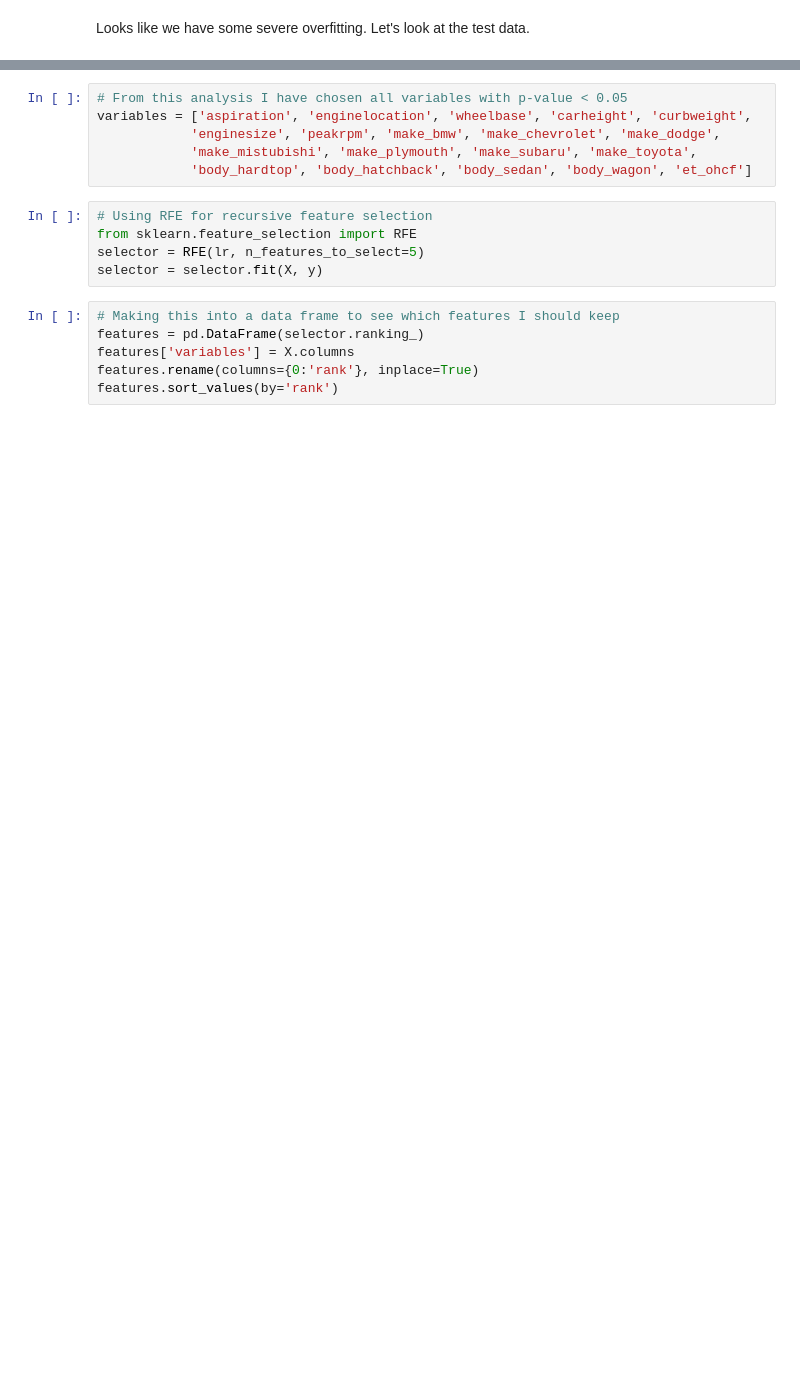
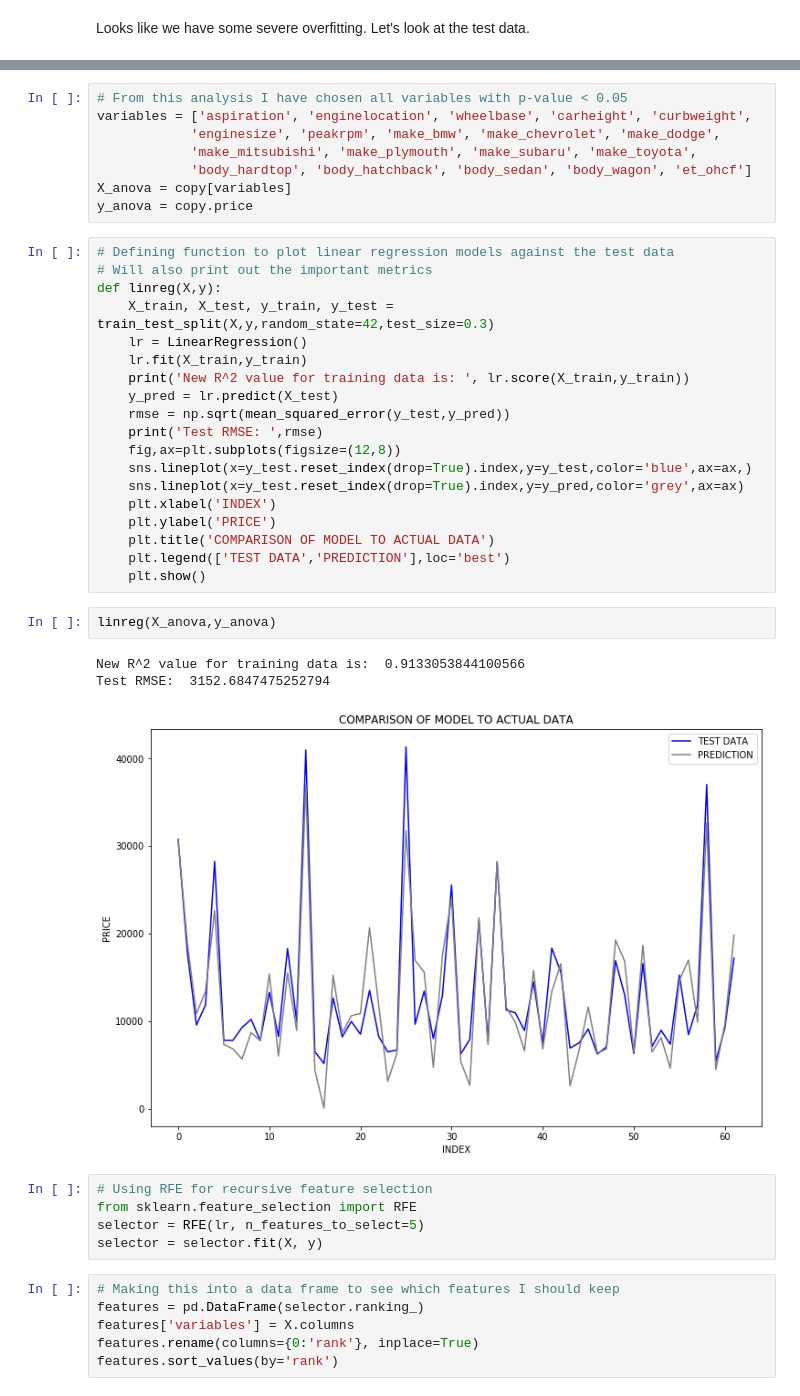
Before and after one commit to daveajstearns/cars, a Jupyter notebook: cars_project.ipynb, the cells around one changed output, grey strips where cells are left out. Drawn from its saved outputs; the diff is of its cells as text; blank space fills up the shorter version.

Commit message:
modeling,feature selection,feature engineering

```diff
--- a/cars_project.ipynb
+++ b/cars_project.ipynb
@@ -392,8 +390,35 @@ strong multicollinearity problems or that the design matrix is singular.
 # From this analysis I have chosen all variables with p-value < 0.05
 variables = ['aspiration', 'enginelocation', 'wheelbase', 'carheight', 'curbweight',
             'enginesize', 'peakrpm', 'make_bmw', 'make_chevrolet', 'make_dodge',
-            'make_mistubishi', 'make_plymouth', 'make_subaru', 'make_toyota',
+            'make_mitsubishi', 'make_plymouth', 'make_subaru', 'make_toyota',
             'body_hardtop', 'body_hatchback', 'body_sedan', 'body_wagon', 'et_ohcf']
+X_anova = copy[variables]
+y_anova = copy.price
+# %%
+# Defining function to plot linear regression models against the test data
+# Will also print out the important metrics
+def linreg(X,y):
+    X_train, X_test, y_train, y_test = train_test_split(X,y,random_state=42,test_size=0.3)
+    lr = LinearRegression()
+    lr.fit(X_train,y_train)
+    print('New R^2 value for training data is: ', lr.score(X_train,y_train))
+    y_pred = lr.predict(X_test)
+    rmse = np.sqrt(mean_squared_error(y_test,y_pred))
+    print('Test RMSE: ',rmse)
+    fig,ax=plt.subplots(figsize=(12,8))
+    sns.lineplot(x=y_test.reset_index(drop=True).index,y=y_test,color='blue',ax=ax,)
+    sns.lineplot(x=y_test.reset_index(drop=True).index,y=y_pred,color='grey',ax=ax)
+    plt.xlabel('INDEX')
+    plt.ylabel('PRICE')
+    plt.title('COMPARISON OF MODEL TO ACTUAL DATA')
+    plt.legend(['TEST DATA','PREDICTION'],loc='best')
+    plt.show()
+# %%
+linreg(X_anova,y_anova)
+# %% [output]
+New R^2 value for training data is:  0.9133053844100566
+Test RMSE:  3152.6847475252794
+[figure, added]
 # %%
 # Using RFE for recursive feature selection
 from sklearn.feature_selection import RFE
```
Also changed, not shown: parts of 27 cells of this notebook.
